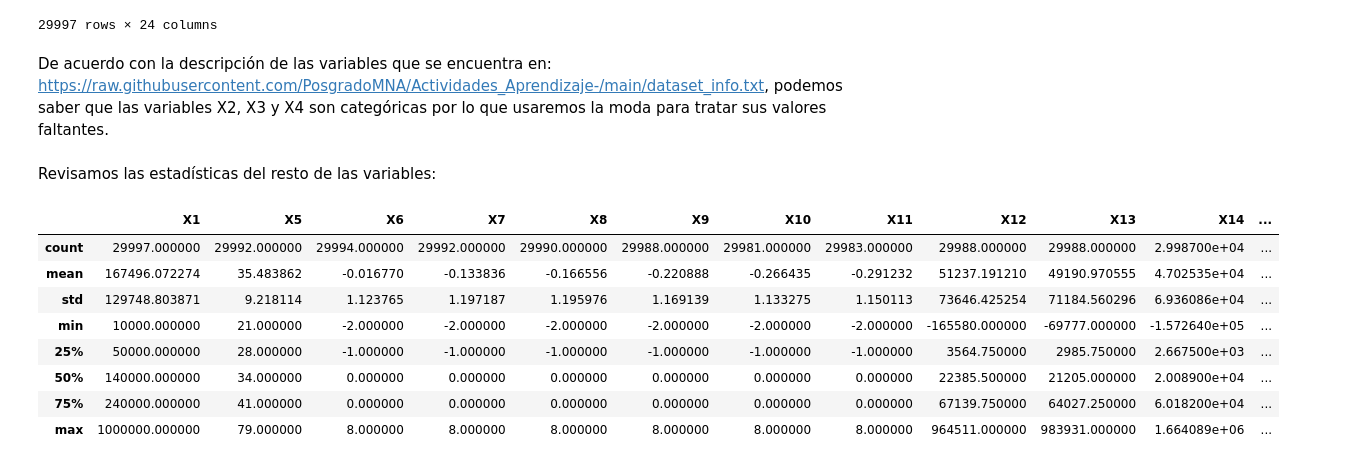
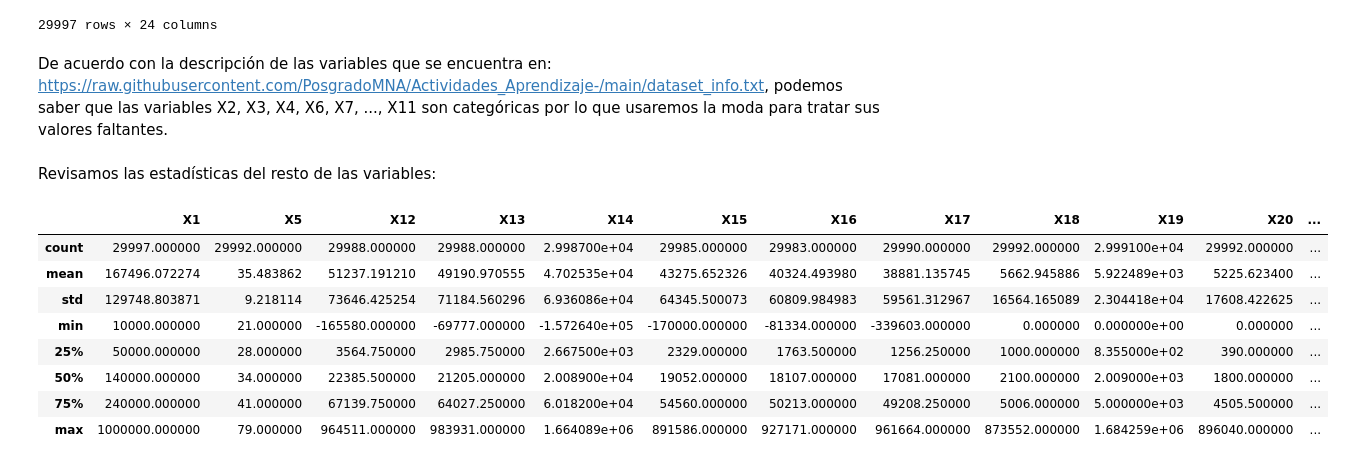
Before and after one commit to PosgradoMNA/actividades-del-projecto-cad_equipo47, a Jupyter notebook: Semana3_Actividad1_Equipo47.ipynb, the cells around one changed output. Saved outputs shown, nothing was run; the diff lists cells and outputs as text; code cells hidden in the pictures.

```diff
--- a/Semana3_Actividad1_Equipo47.ipynb
+++ b/Semana3_Actividad1_Equipo47.ipynb
@@ -155,8 +148,11 @@ df_na_treatment
 | 30000 | 50000 | 1.0 | 2.0 | 1.0 | 46.0 | 0.0 | 0.0 | 0.0 | 0.0 | 0.0 | 0.0 | ... |
 29997 rows × 24 columns
 # %% [markdown]
-De acuerdo con la descripción de las variables que se encuentra en: https://raw.githubusercontent.com/PosgradoMNA/Actividades_Aprendizaje-/main/dataset_info.txt, podemos saber que las variables X2, X3 y X4 son categóricas por lo que usaremos la moda para tratar sus valores faltantes.
+De acuerdo con la descripción de las variables que se encuentra en: https://raw.githubusercontent.com/PosgradoMNA/Actividades_Aprendizaje-/main/dataset_info.txt, podemos saber que las variables X2, X3, X4, X6, X7, ..., X11 son categóricas por lo que usaremos la moda para tratar sus valores faltantes.
 # %%
 df_na_treatment.fillna({'X2':df_na_treatment.X2.mode()[0], 'X3':df_na_treatment.X3.mode()[0],
-                           'X4':df_na_treatment.X4.mode()[0]}
-                       , inplace=True)
+                           'X4':df_na_treatment.X4.mode()[0], 'X6':df_na_treatment.X2.mode()[0],
+                           'X7':df_na_treatment.X4.mode()[0], 'X8':df_na_treatment.X2.mode()[0],
+                           'X9':df_na_treatment.X4.mode()[0], 'X10':df_na_treatment.X2.mode()[0],
+                           'X11':df_na_treatment.X4.mode()[0]},
+                       inplace=True)
@@ -174,14 +160,14 @@ X18-X23: Amount of previous payment (NT dollar). X18 = amount paid in September,
 Revisamos las estadísticas del resto de las variables:
 # %%
 pd.set_option('display.max_columns', None)
-df_na_treatment.drop(['X2','X3','X4','Y'], axis=1).describe()
+df_na_treatment.drop(['X2','X3','X4','X6','X7','X8','X9','X10','X11','Y'], axis=1).describe()
 # %% [output]
-|  | X1 | X5 | X6 | X7 | X8 | X9 | X10 | X11 | X12 | X13 | X14 | ... |
-| count | 29997.000000 | 29992.000000 | 29994.000000 | 29992.000000 | 29990.000000 | 29988.000000 | 29981.000000 | 29983.000000 | 29988.000000 | 29988.000000 | 2.998700e+04 | ... |
-| mean | 167496.072274 | 35.483862 | -0.016770 | -0.133836 | -0.166556 | -0.220888 | -0.266435 | -0.291232 | 51237.191210 | 49190.970555 | 4.702535e+04 | ... |
-| std | 129748.803871 | 9.218114 | 1.123765 | 1.197187 | 1.195976 | 1.169139 | 1.133275 | 1.150113 | 73646.425254 | 71184.560296 | 6.936086e+04 | ... |
-| min | 10000.000000 | 21.000000 | -2.000000 | -2.000000 | -2.000000 | -2.000000 | -2.000000 | -2.000000 | -165580.000000 | -69777.000000 | -1.572640e+05 | ... |
-| 25% | 50000.000000 | 28.000000 | -1.000000 | -1.000000 | -1.000000 | -1.000000 | -1.000000 | -1.000000 | 3564.750000 | 2985.750000 | 2.667500e+03 | ... |
-| 50% | 140000.000000 | 34.000000 | 0.000000 | 0.000000 | 0.000000 | 0.000000 | 0.000000 | 0.000000 | 22385.500000 | 21205.000000 | 2.008900e+04 | ... |
-| 75% | 240000.000000 | 41.000000 | 0.000000 | 0.000000 | 0.000000 | 0.000000 | 0.000000 | 0.000000 | 67139.750000 | 64027.250000 | 6.018200e+04 | ... |
-| max | 1000000.000000 | 79.000000 | 8.000000 | 8.000000 | 8.000000 | 8.000000 | 8.000000 | 8.000000 | 964511.000000 | 983931.000000 | 1.664089e+06 | ... |
+|  | X1 | X5 | X12 | X13 | X14 | X15 | X16 | X17 | X18 | X19 | X20 | ... |
+| count | 29997.000000 | 29992.000000 | 29988.000000 | 29988.000000 | 2.998700e+04 | 29985.000000 | 29983.000000 | 29990.000000 | 29992.000000 | 2.999100e+04 | 29992.000000 | ... |
+| mean | 167496.072274 | 35.483862 | 51237.191210 | 49190.970555 | 4.702535e+04 | 43275.652326 | 40324.493980 | 38881.135745 | 5662.945886 | 5.922489e+03 | 5225.623400 | ... |
+| std | 129748.803871 | 9.218114 | 73646.425254 | 71184.560296 | 6.936086e+04 | 64345.500073 | 60809.984983 | 59561.312967 | 16564.165089 | 2.304418e+04 | 17608.422625 | ... |
+| min | 10000.000000 | 21.000000 | -165580.000000 | -69777.000000 | -1.572640e+05 | -170000.000000 | -81334.000000 | -339603.000000 | 0.000000 | 0.000000e+00 | 0.000000 | ... |
+| 25% | 50000.000000 | 28.000000 | 3564.750000 | 2985.750000 | 2.667500e+03 | 2329.000000 | 1763.500000 | 1256.250000 | 1000.000000 | 8.355000e+02 | 390.000000 | ... |
+| 50% | 140000.000000 | 34.000000 | 22385.500000 | 21205.000000 | 2.008900e+04 | 19052.000000 | 18107.000000 | 17081.000000 | 2100.000000 | 2.009000e+03 | 1800.000000 | ... |
+| 75% | 240000.000000 | 41.000000 | 67139.750000 | 64027.250000 | 6.018200e+04 | 54560.000000 | 50213.000000 | 49208.250000 | 5006.000000 | 5.000000e+03 | 4505.500000 | ... |
+| max | 1000000.000000 | 79.000000 | 964511.000000 | 983931.000000 | 1.664089e+06 | 891586.000000 | 927171.000000 | 961664.000000 | 873552.000000 | 1.684259e+06 | 896040.000000 | ... |
```
Also changed, not shown: parts of 16 cells of this notebook.
